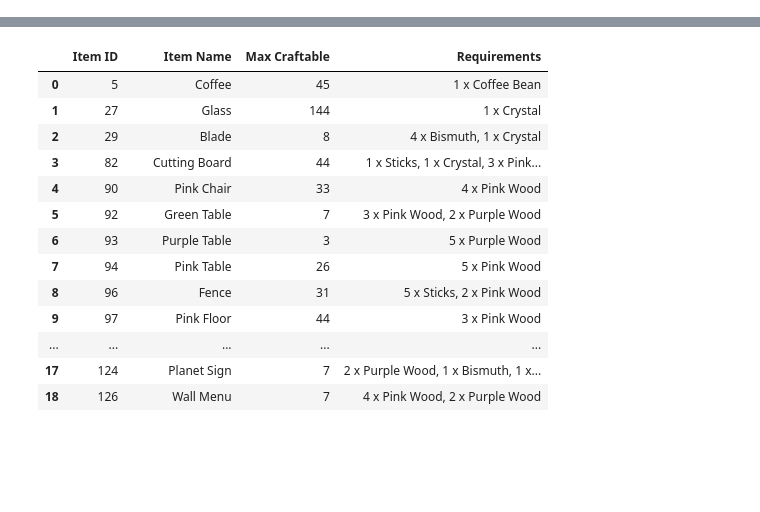
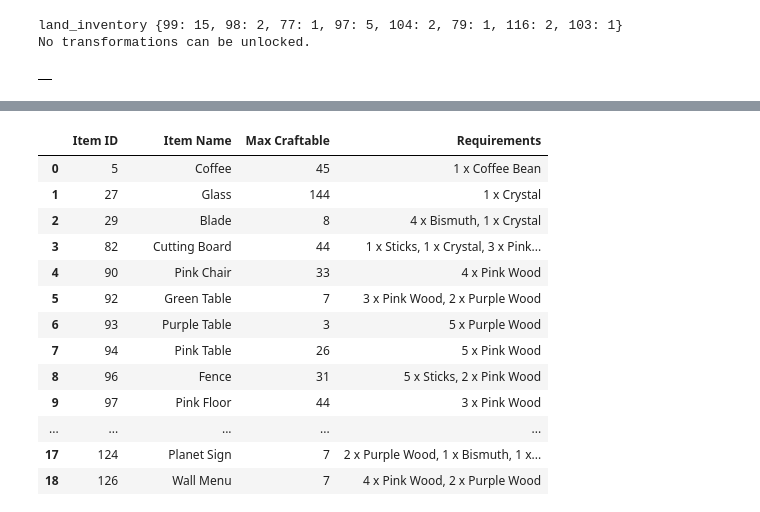
Before and after one commit to officialnico/MudPy, a Jupyter notebook: examples/cafecosmos-sdk.ipynb, the cells around one changed output, grey strips where cells are left out. Cells and saved outputs as stored; diff of their text form; code cells hidden in the pictures; blank space fills up the shorter version.

Commit message:
feat: working on getting unlockable items

```diff
--- a/examples/cafecosmos-sdk.ipynb
+++ b/examples/cafecosmos-sdk.ipynb
@@ -45,3 +20,9 @@ player.cafecosmos.errors
+# %%
+player.get_unlockable_transformations()
+# %% [output]
+land_inventory {99: 15, 98: 2, 77: 1, 97: 5, 104: 2, 79: 1, 116: 2, 103: 1}
+No transformations can be unlocked.
+|  |
 # %%
 player.display_land()
 # %% [output]
```
Also changed, not shown: parts of 16 cells of this notebook, 1 other file.
